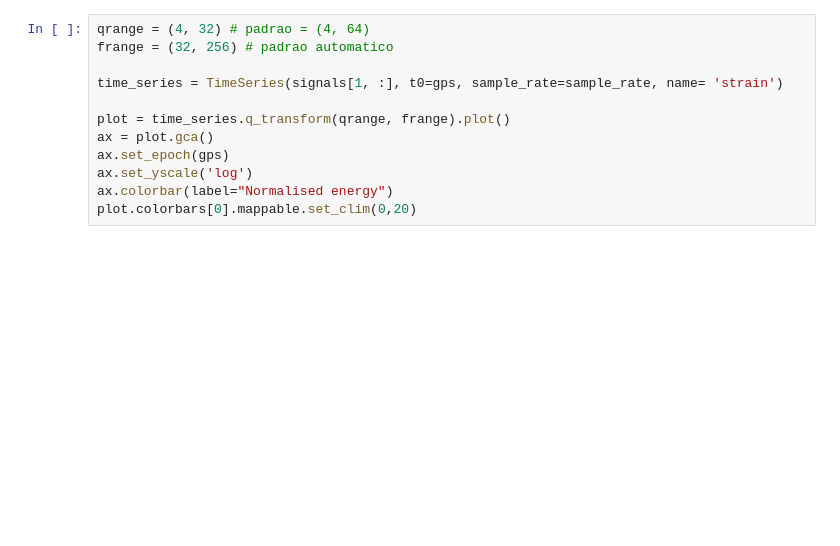
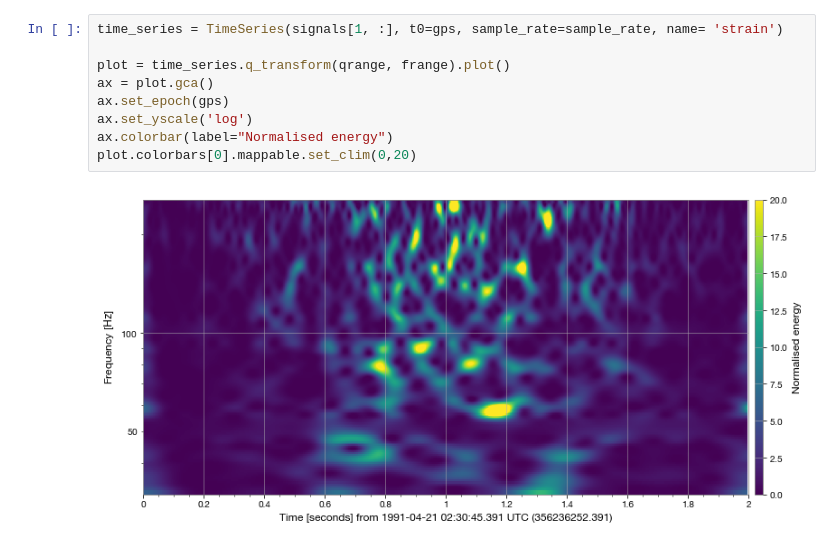
Before and after one commit to denisefavila/Gravitational-Wave-Detection, a Jupyter notebook: analysis/spectrogram.ipynb, the cells around one changed output. Cells and saved outputs as stored; diff of their text form; blank space fills up the shorter version.

```diff
--- a/analysis/spectrogram.ipynb
+++ b/analysis/spectrogram.ipynb
@@ -45,13 +45,12 @@ plot.colorbars[0].mappable.set_clim(0,20)
 # %%
-qrange = (4, 32) # padrao = (4, 64)
-frange = (32, 256) # padrao automatico
-
 time_series = TimeSeries(signals[1, :], t0=gps, sample_rate=sample_rate, name= 'strain')
 
 plot = time_series.q_transform(qrange, frange).plot()
 ax = plot.gca()
 ax.set_epoch(gps)
 ax.set_yscale('log')
 ax.colorbar(label="Normalised energy")
 plot.colorbars[0].mappable.set_clim(0,20)
+# %% [output]
+[figure, added]
 # %%
```
Also changed, not shown: parts of 3 cells of this notebook.
